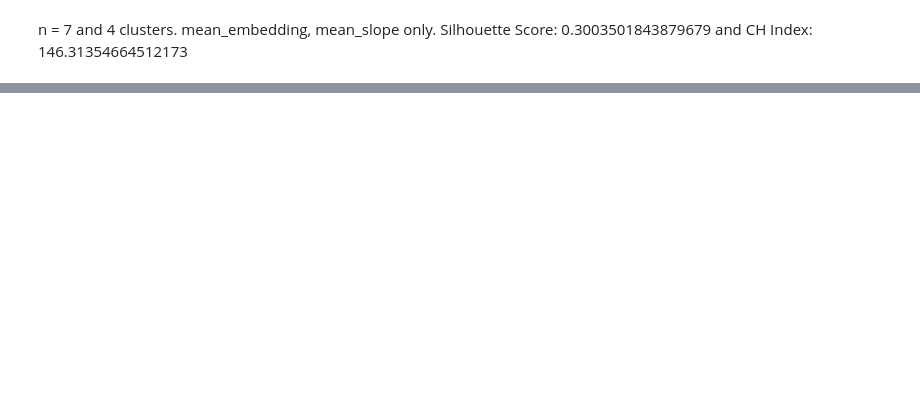
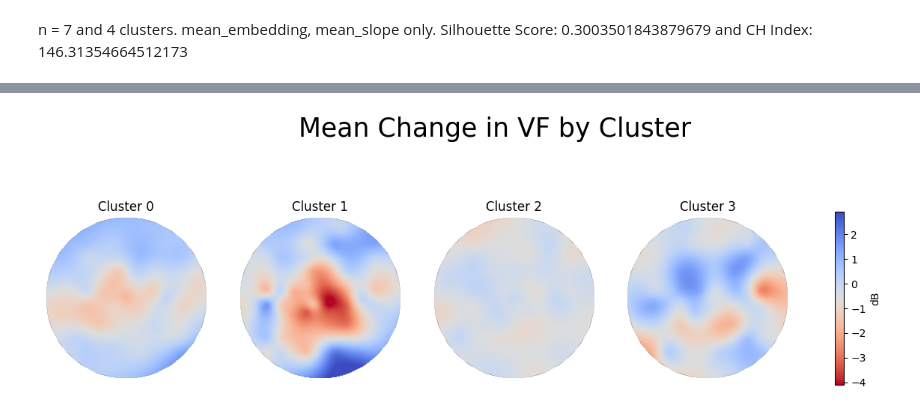
Before and after one commit to lilyhirano/Visual-Field-Analysis, a Jupyter notebook: unsupervised_model/test.ipynb, the cells around one changed output, grey strips where cells are left out. Cells and saved outputs as stored; diff of their text form; code cells hidden in the pictures; blank space fills up the shorter version.

```diff
--- a/unsupervised_model/test.ipynb
+++ b/unsupervised_model/test.ipynb
@@ -241,0 +246,20 @@ plt.show()
+# %%
+diff_means = {c: last_means[c]- baseline_means[c] for c in clusters.keys()}
+
+all_vals = np.concatenate([diff_means[c] for c in clusters])
+vmin, vmax = all_vals.min(), all_vals.max()
+
+
+n_clusters = len(clusters)
+fig, axes = plt.subplots(1, n_clusters, figsize=(4*n_clusters, 5))
+
+for ax, c in zip(axes, clusters):
+    vals = diff_means[c]
+    im = plot_interpolated_vf(vals, ax=ax, cmap='coolwarm_r',
+                              title=f"Cluster {c}", vmin=vmin, vmax=vmax)
+
+fig.colorbar(im, ax=axes, shrink=0.6, label='dB')
+fig.suptitle("Mean Change in VF by Cluster", fontsize=25)
+plt.show()
+# %% [output]
+[figure, added]
```
Also changed, not shown: parts of 18 cells of this notebook, 10 other files.
